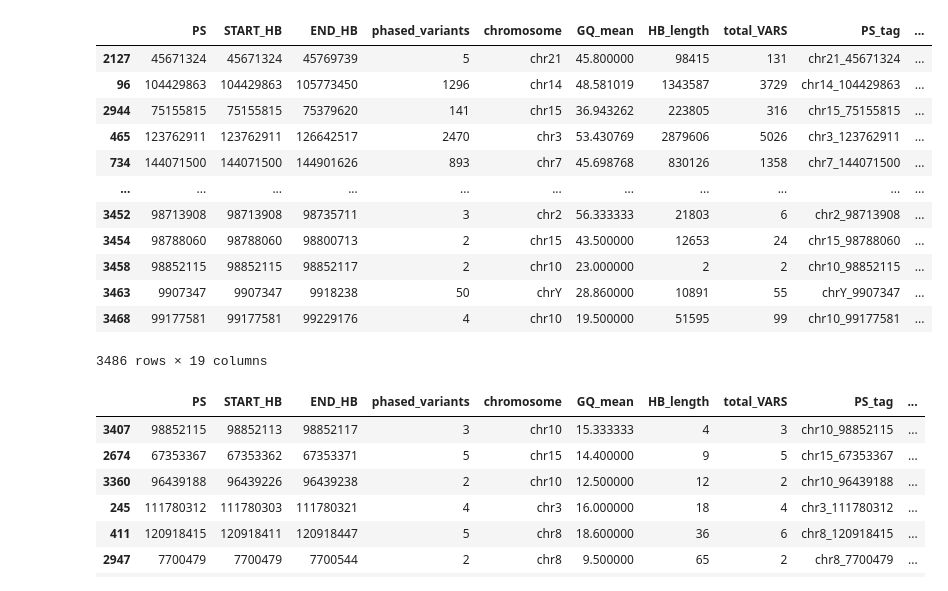
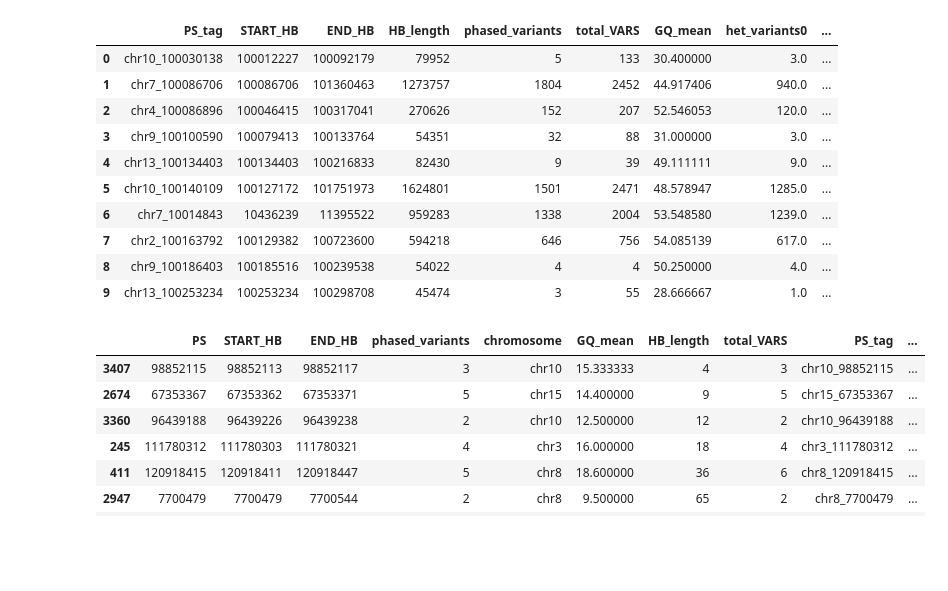
Before and after one commit to Gwenvdsluis/Non-targeted_NIPD_for_monogenic_disease_using_long-read_seq, a Jupyter notebook: VISUALISE_OMIM.ipynb, the cells around one changed output. Saved outputs shown, nothing was run; the diff lists cells and outputs as text; code cells hidden in the pictures; blank space fills up the shorter version.

```diff
--- a/VISUALISE_OMIM.ipynb
+++ b/VISUALISE_OMIM.ipynb
@@ -57,19 +73,17 @@ v5_2_new['switch_amount'] = pd.to_numeric(
 # %%
-v5_0_old.sort_values("Accuracy_float")
+v5_2_new[["PS_tag", "START_HB", "END_HB", "HB_length", "phased_variants", "total_VARS", "GQ_mean", "het_variants0", "all_switches", "all_switchflips", "blockwise_hamming_rate"]].head(10)
 # %% [output]
-|  | PS | START_HB | END_HB | phased_variants | chromosome | GQ_mean | HB_length | total_VARS | PS_tag | ... |
-| 2127 | 45671324 | 45671324 | 45769739 | 5 | chr21 | 45.800000 | 98415 | 131 | chr21_45671324 | ... |
-| 96 | 104429863 | 104429863 | 105773450 | 1296 | chr14 | 48.581019 | 1343587 | 3729 | chr14_104429863 | ... |
-| 2944 | 75155815 | 75155815 | 75379620 | 141 | chr15 | 36.943262 | 223805 | 316 | chr15_75155815 | ... |
-| 465 | 123762911 | 123762911 | 126642517 | 2470 | chr3 | 53.430769 | 2879606 | 5026 | chr3_123762911 | ... |
-| 734 | 144071500 | 144071500 | 144901626 | 893 | chr7 | 45.698768 | 830126 | 1358 | chr7_144071500 | ... |
-| ... | ... | ... | ... | ... | ... | ... | ... | ... | ... | ... |
-| 3452 | 98713908 | 98713908 | 98735711 | 3 | chr2 | 56.333333 | 21803 | 6 | chr2_98713908 | ... |
-| 3454 | 98788060 | 98788060 | 98800713 | 2 | chr15 | 43.500000 | 12653 | 24 | chr15_98788060 | ... |
-| 3458 | 98852115 | 98852115 | 98852117 | 2 | chr10 | 23.000000 | 2 | 2 | chr10_98852115 | ... |
-| 3463 | 9907347 | 9907347 | 9918238 | 50 | chrY | 28.860000 | 10891 | 55 | chrY_9907347 | ... |
-| 3468 | 99177581 | 99177581 | 99229176 | 4 | chr10 | 19.500000 | 51595 | 99 | chr10_99177581 | ... |
+|  | PS_tag | START_HB | END_HB | HB_length | phased_variants | total_VARS | GQ_mean | het_variants0 | ... |
+| 0 | chr10_100030138 | 100012227 | 100092179 | 79952 | 5 | 133 | 30.400000 | 3.0 | ... |
+| 1 | chr7_100086706 | 100086706 | 101360463 | 1273757 | 1804 | 2452 | 44.917406 | 940.0 | ... |
+| 2 | chr4_100086896 | 100046415 | 100317041 | 270626 | 152 | 207 | 52.546053 | 120.0 | ... |
+| 3 | chr9_100100590 | 100079413 | 100133764 | 54351 | 32 | 88 | 31.000000 | 3.0 | ... |
+| 4 | chr13_100134403 | 100134403 | 100216833 | 82430 | 9 | 39 | 49.111111 | 9.0 | ... |
+| 5 | chr10_100140109 | 100127172 | 101751973 | 1624801 | 1501 | 2471 | 48.578947 | 1285.0 | ... |
+| 6 | chr7_10014843 | 10436239 | 11395522 | 959283 | 1338 | 2004 | 53.548580 | 1239.0 | ... |
+| 7 | chr2_100163792 | 100129382 | 100723600 | 594218 | 646 | 756 | 54.085139 | 617.0 | ... |
+| 8 | chr9_100186403 | 100185516 | 100239538 | 54022 | 4 | 4 | 50.250000 | 4.0 | ... |
+| 9 | chr13_100253234 | 100253234 | 100298708 | 45474 | 3 | 55 | 28.666667 | 1.0 | ... |
-3486 rows × 19 columns
 # %%
 v5_2_new[
     v5_2_new["all_switches"].isna() &
```
Also changed, not shown: parts of 10 cells of this notebook, 11 other files.
